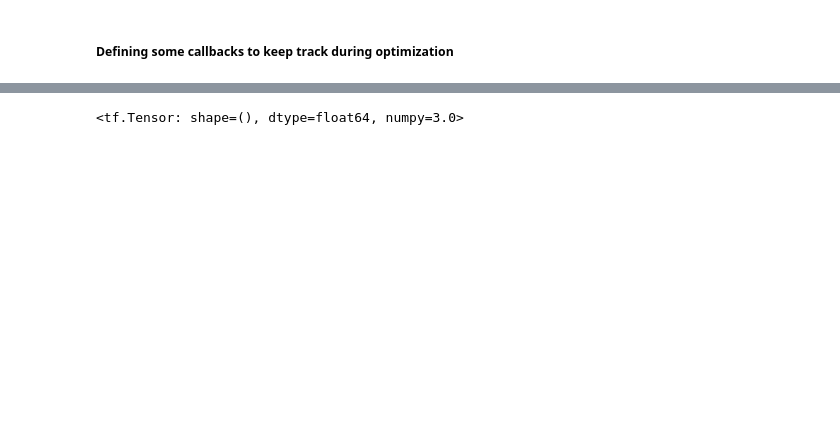
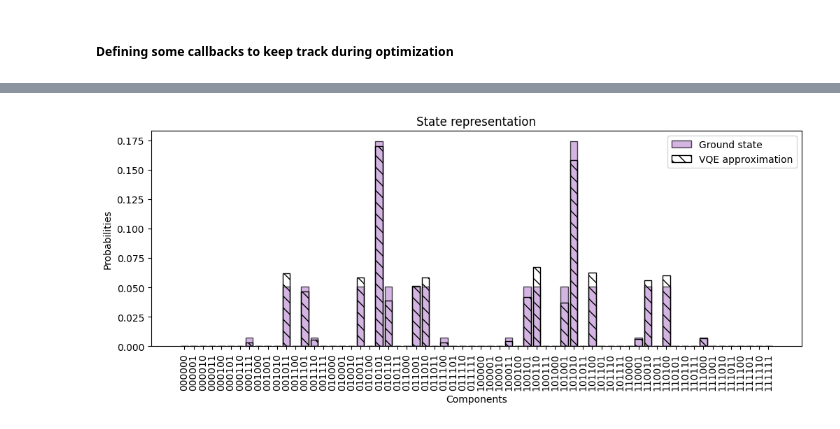
Before and after one commit to MatteoRobbiati/notebooks, a Jupyter notebook: DBQA/vqexdbqa.ipynb, the cells around one changed output, grey strips where cells are left out. Drawn from its saved outputs; the diff is of its cells as text; code cells hidden in the pictures; blank space fills up the shorter version.

```diff
--- a/DBQA/vqexdbqa.ipynb
+++ b/DBQA/vqexdbqa.ipynb
@@ -196 +234,5 @@ rotated_h_matrix = rotate_h_with_vqe(hamiltonian=h0, vqe=vqe)
+# %%
+# We interface the VQE with the DBQA by setting A  = (U^dagger H U)
+vqe_unitary = np.matrix(vqe.circuit.unitary())
+rotated_h_matrix = vqe_unitary.getH() @ h0.matrix @ vqe_unitary
 # %%
@@ -223,6 +271,8 @@ old_circ_matrix = circ.unitary()
 # %%
-circ = circ0.copy(deep=True)
+# Constructing a circuit containing initial VQE and DBI operators
+old_circ_matrix = circ.unitary()
 
+circ = Circuit(nqubits)
 for gate in reversed([old_circ_matrix] + operators):
     circ.add(gates.Unitary(gate, *range(nqubits), trainable=False))
 # %%
@@ -251,8 +287,8 @@ circ.draw()
-# %%
-circ.set_parameters(np.zeros(nparams))
 # %%
-vqe1 = VQE(hamiltonian=copy.deepcopy(h0), circuit=circ)
+# Construct a VQE out of this circuit
+vqe1 = ansatze.VQE(hamiltonian=copy.deepcopy(h0), circuit=circ)
 # %%
-h0.expectation(vqe1.circuit().state())
+# Plotting Boosted VQE state
+plot_vqe_states(ground_state, vqe1.circuit().state())
 # %% [output]
-<tf.Tensor: shape=(), dtype=float64, numpy=3.0>
+[figure, added]
```
Also changed, not shown: parts of 40 cells of this notebook.
